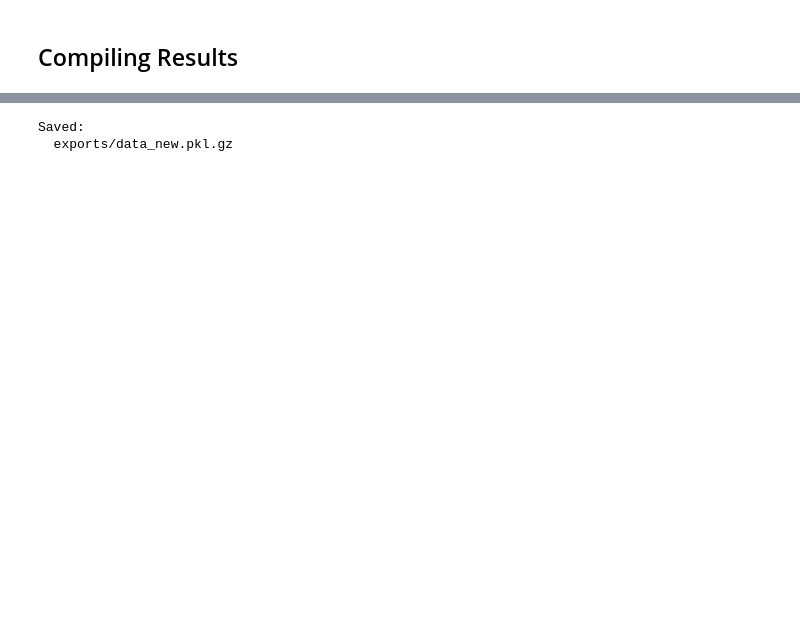
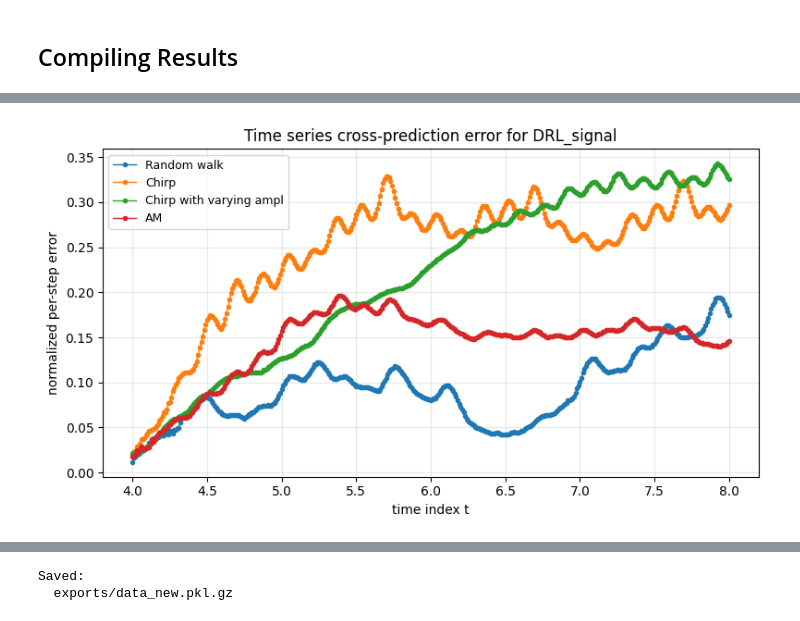
Before and after one commit to tanujravi/AFC_using_DRL_DMDc, a Jupyter notebook: dmdc/evaluation/notebooks/combined_basis.ipynb, the cells around one changed output, grey strips where cells are left out. Cells and saved outputs as stored; diff of their text form; code cells hidden in the pictures; blank space fills up the shorter version.

```diff
--- a/dmdc/evaluation/notebooks/combined_basis.ipynb
+++ b/dmdc/evaluation/notebooks/combined_basis.ipynb
@@ -73,7 +101,7 @@ matrix, or regularization methods.
 # %%
 path = "/home/tanuj/Masters_Thesis/AFC_using_DRL_DMDc/dmdc/signal_library/cylinder2D/data/Chirp"
 reference_dic = {"u_inlet" : 1.0, "cyl_radius": 0.05, "cyl_centre": (0.2, 0.2), "signal":"Chirp"}
-chirp = TimeDelayedDMDc(path, reference_dic, start_time=3, start_time_act = 4.0, dim="2d", q = 100, qu = 100, step = 1, stepU = 1, rank_dr = 100, U_dr = common_Ur)
+chirp = TimeDelayedDMDc(path, reference_dic, start_time=3, start_time_act = 4.0, dim="2d", q = 100, qu = 100, step = 1, stepU = 1, rank_dr = 60, U_dr = common_Ur)
 # %% [output]
 Vertex arrays: (21250,) (21250,)
 Shapes: p: (21250, 901) ux: (21250, 901) uy: (21250, 901) state_matrix: (63750, 901)
@@ -102,7 +135,7 @@ matrix, or regularization methods.
 # %%
 path = "/home/tanuj/Masters_Thesis/AFC_using_DRL_DMDc/dmdc/signal_library/cylinder2D/data/Chirp_with_varying_ampl"
 reference_dic = {"u_inlet" : 1.0, "cyl_radius": 0.05, "cyl_centre": (0.2, 0.2), "signal":"Chirp with varying ampl"}
-chirp_varying_amp = TimeDelayedDMDc(path, reference_dic, start_time=3, start_time_act = 4.0, dim="2d", q = 100, qu = 100, step = 1, stepU = 1, rank_dr = 100, U_dr = common_Ur)
+chirp_varying_amp = TimeDelayedDMDc(path, reference_dic, start_time=3, start_time_act = 4.0, dim="2d", q = 100, qu = 100, step = 1, stepU = 1, rank_dr = 60, U_dr = common_Ur)
 # %% [output]
 Vertex arrays: (21250,) (21250,)
 Shapes: p: (21250, 901) ux: (21250, 901) uy: (21250, 901) state_matrix: (63750, 901)
@@ -201,0 +264,4 @@ data = plotter.write_all_fields()
+# %%
+series, time, labels = plotter.plot_error_time_series_for_target_signal(DRL)
+# %% [output]
+[figure, added]
```
Also changed, not shown: parts of 44 cells of this notebook, 3 other files.
